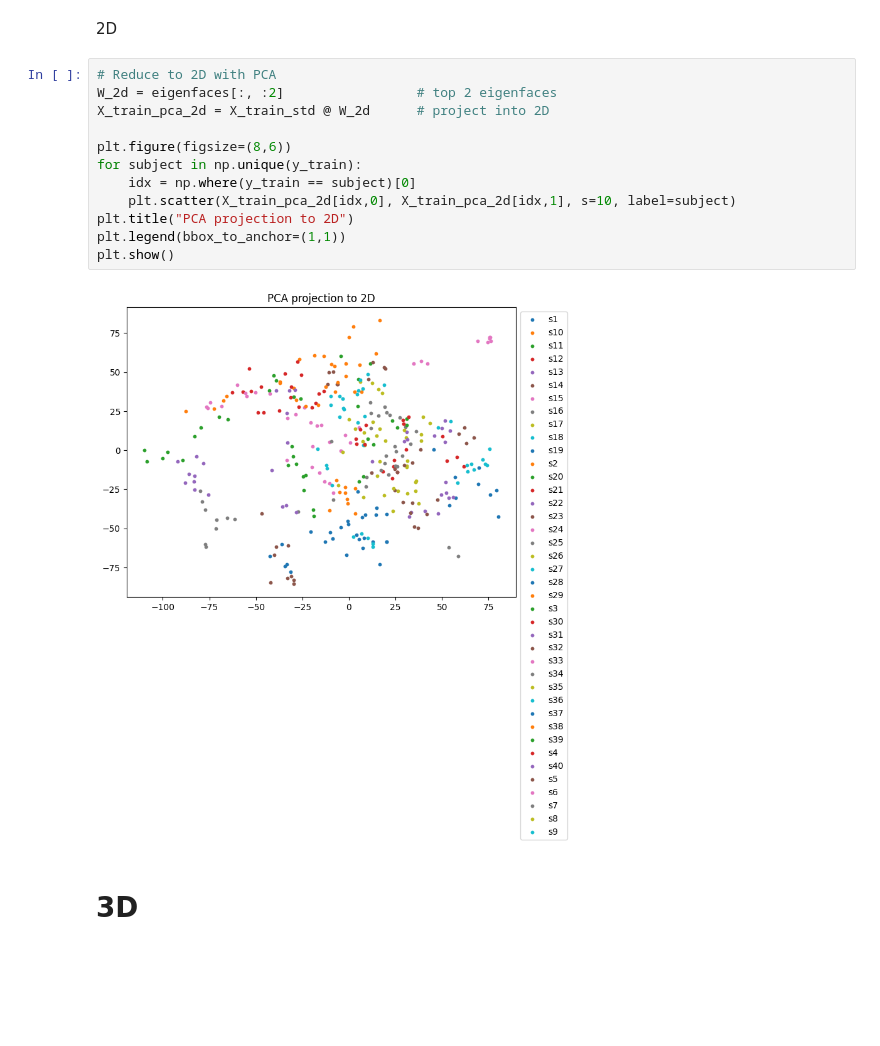
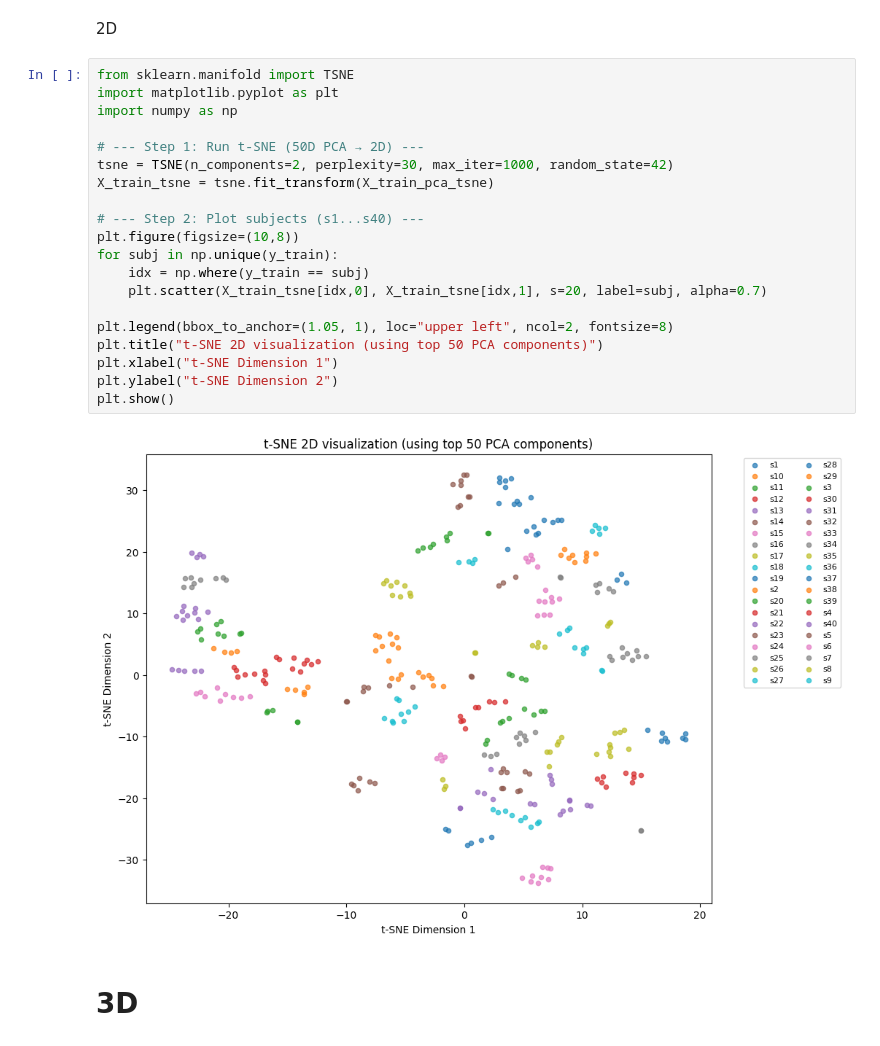
Before and after one commit to merajsiddieque/DS-LAB, a Jupyter notebook: DS_Lab3_4.ipynb, the cells around one changed output. Cells and saved outputs as stored; diff of their text form; blank space fills up the shorter version.

```diff
--- a/DS_Lab3_4.ipynb
+++ b/DS_Lab3_4.ipynb
@@ -614,19 +377,27 @@ plt.show()
 # %% [markdown]
 2D
-# %%
-# Reduce to 2D with PCA
-W_2d = eigenfaces[:, :2]                 # top 2 eigenfaces
-X_train_pca_2d = X_train_std @ W_2d      # project into 2D
-
-plt.figure(figsize=(8,6))
-for subject in np.unique(y_train):
-    idx = np.where(y_train == subject)[0]
-    plt.scatter(X_train_pca_2d[idx,0], X_train_pca_2d[idx,1], s=10, label=subject)
-plt.title("PCA projection to 2D")
-plt.legend(bbox_to_anchor=(1,1))
-plt.show()
-# %% [output]
-[figure, removed]
+# %%
+from sklearn.manifold import TSNE
+import matplotlib.pyplot as plt
+import numpy as np
+
+# --- Step 1: Run t-SNE (50D PCA → 2D) ---
+tsne = TSNE(n_components=2, perplexity=30, max_iter=1000, random_state=42)
+X_train_tsne = tsne.fit_transform(X_train_pca_tsne)
+
+# --- Step 2: Plot subjects (s1...s40) ---
+plt.figure(figsize=(10,8))
+for subj in np.unique(y_train):
+    idx = np.where(y_train == subj)
+    plt.scatter(X_train_tsne[idx,0], X_train_tsne[idx,1], s=20, label=subj, alpha=0.7)
+
+plt.legend(bbox_to_anchor=(1.05, 1), loc="upper left", ncol=2, fontsize=8)
+plt.title("t-SNE 2D visualization (using top 50 PCA components)")
+plt.xlabel("t-SNE Dimension 1")
+plt.ylabel("t-SNE Dimension 2")
+plt.show()
+# %% [output]
+[figure, added]
 # %% [markdown]
 # 3D
 # %%
```
Also changed, not shown: parts of 35 cells of this notebook.
